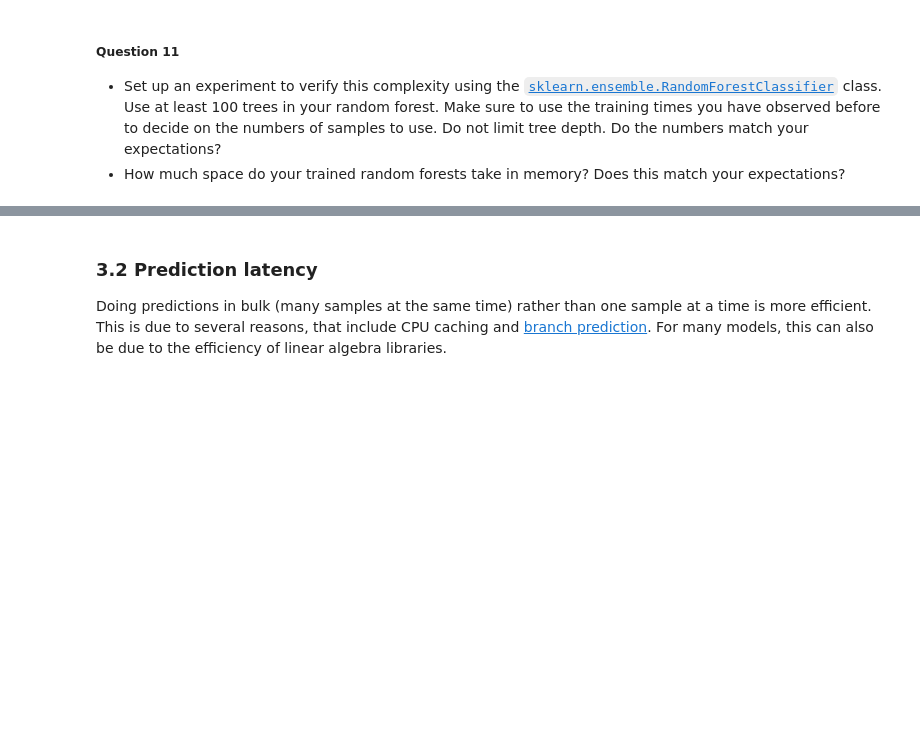
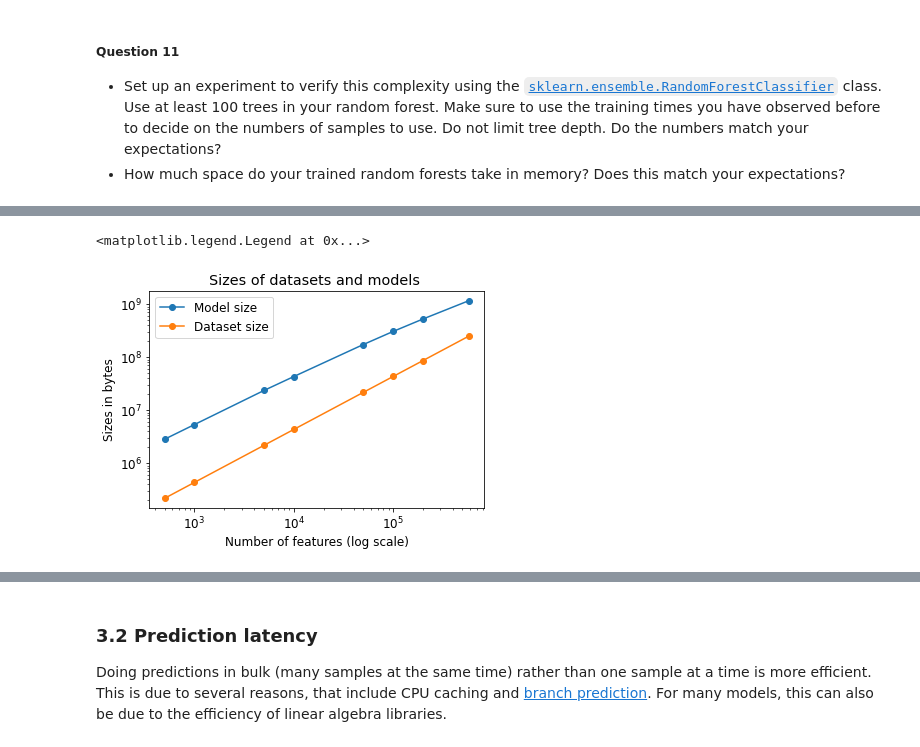
Before and after one commit to PierreClaudet/LargeScaleML, a Jupyter notebook: 1_sklearn_at_scale.ipynb, the cells around one changed output, grey strips where cells are left out. Cells and saved outputs as stored; diff of their text form; code cells hidden in the pictures; blank space fills up the shorter version.

```diff
--- a/1_sklearn_at_scale.ipynb
+++ b/1_sklearn_at_scale.ipynb
@@ -779,0 +845,13 @@ from sklearn import ensemble
+# %%
+plt.loglog(subsample_sizes, list(model_size_rf.values()),
+           'o-', label='Model size')
+plt.loglog(subsample_sizes, list(dataset_sizes.values()),
+           'o-', label='Dataset size')
+
+plt.xlabel("Number of features (log scale)")
+plt.ylabel("Sizes in bytes")
+plt.title("Sizes of datasets and models ")
+plt.legend()
+# %% [output]
+<matplotlib.legend.Legend at 0x...>
+[figure, added]
```
Also changed, not shown: parts of 34 cells of this notebook.
